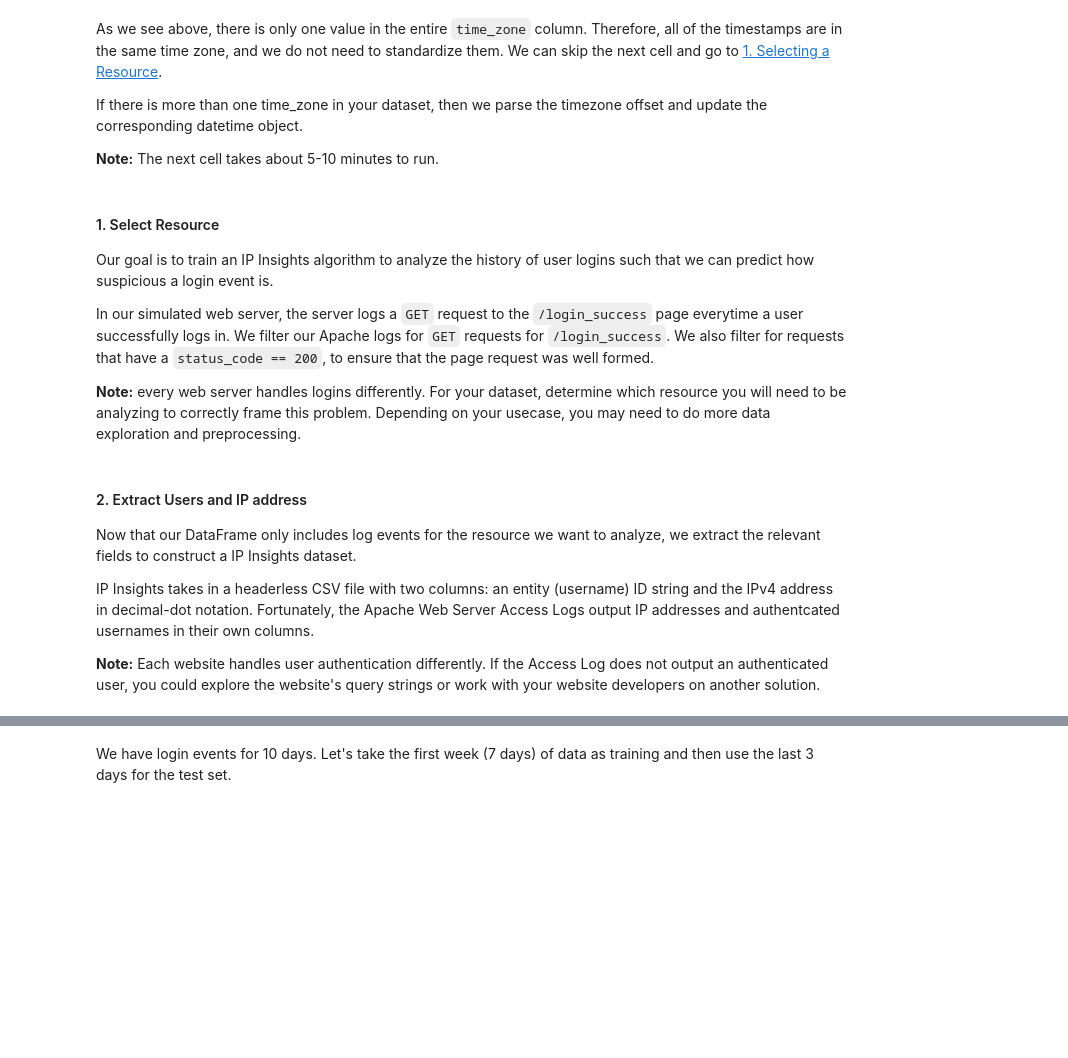
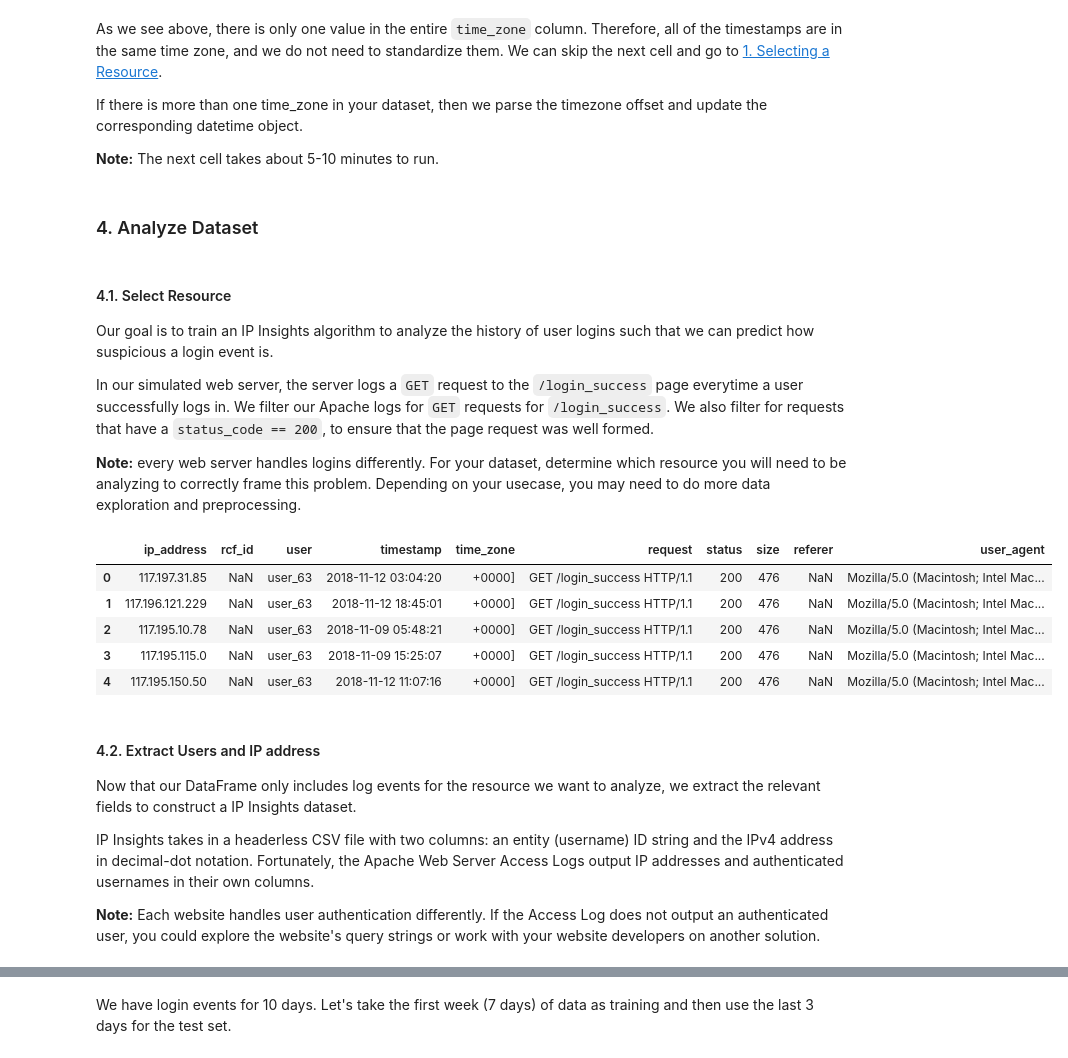
Before and after one commit to jessicaahm/ipinsights_login, a Jupyter notebook: ipinsights-tutorial.ipynb, the cells around one changed output, grey strips where cells are left out. Cells and saved outputs as stored; diff of their text form; code cells hidden in the pictures; blank space fills up the shorter version.

```diff
--- a/ipinsights-tutorial.ipynb
+++ b/ipinsights-tutorial.ipynb
@@ -183,6 +281,8 @@ if num_time_zones > 1:
     df["timestamp"] = df[["timestamp", "time_zone"]].apply(apply_timezone, axis=1)
+# %% [markdown]
+### 4. Analyze Dataset
 # %% [markdown]
-#### 1. Select Resource
+#### 4.1. Select Resource
 Our goal is to train an IP Insights algorithm to analyze the history of user logins such that we can predict how suspicious a login event is.
 
 In our simulated web server, the server logs a `GET` request to the `/login_success` page everytime a user successfully logs in. We filter our Apache logs for `GET` requests for `/login_success`. We also filter for requests that have a `status_code == 200`, to ensure that the page request was well formed.
@@ -190,11 +290,20 @@ In our simulated web server, the server logs a `GET` request to the `/login_succ
 **Note:** every web server handles logins differently. For your dataset, determine which resource you will need to be analyzing to correctly frame this problem. Depending on your usecase, you may need to do more data exploration and preprocessing.
 # %%
 df = df[(df["request"].str.startswith("GET /login_success")) & (df["status"] == 200)]
+# %%
+df.head()
+# %% [output]
+|  | ip_address | rcf_id | user | timestamp | time_zone | request | status | size | referer | user_agent |
+| 0 | 117.197.31.85 | NaN | user_63 | 2018-11-12 03:04:20 | +0000] | GET /login_success HTTP/1.1 | 200 | 476 | NaN | Mozilla/5.0 (Macintosh; Intel Mac... |
+| 1 | 117.196.121.229 | NaN | user_63 | 2018-11-12 18:45:01 | +0000] | GET /login_success HTTP/1.1 | 200 | 476 | NaN | Mozilla/5.0 (Macintosh; Intel Mac... |
+| 2 | 117.195.10.78 | NaN | user_63 | 2018-11-09 05:48:21 | +0000] | GET /login_success HTTP/1.1 | 200 | 476 | NaN | Mozilla/5.0 (Macintosh; Intel Mac... |
+| 3 | 117.195.115.0 | NaN | user_63 | 2018-11-09 15:25:07 | +0000] | GET /login_success HTTP/1.1 | 200 | 476 | NaN | Mozilla/5.0 (Macintosh; Intel Mac... |
+| 4 | 117.195.150.50 | NaN | user_63 | 2018-11-12 11:07:16 | +0000] | GET /login_success HTTP/1.1 | 200 | 476 | NaN | Mozilla/5.0 (Macintosh; Intel Mac... |
 # %% [markdown]
-#### 2. Extract Users and IP address
+#### 4.2. Extract Users and IP address
 Now that our DataFrame only includes log events for the resource we want to analyze, we extract the relevant fields to construct a IP Insights dataset.
 
-IP Insights takes in a headerless CSV file with two columns: an entity (username) ID string and the IPv4 address in decimal-dot notation. Fortunately, the Apache Web Server Access Logs output IP addresses and authentcated usernames in their own columns.
+IP Insights takes in a headerless CSV file with two columns: an entity (username) ID string and the IPv4 address in decimal-dot notation. Fortunately, the Apache Web Server Access Logs output IP addresses and authenticated usernames in their own columns.
 
 **Note:** Each website handles user authentication differently. If the Access Log does not output an authenticated user, you could explore the website's query strings or work with your website developers on another solution.
 # %%
```
Also changed, not shown: parts of 63 cells of this notebook.
